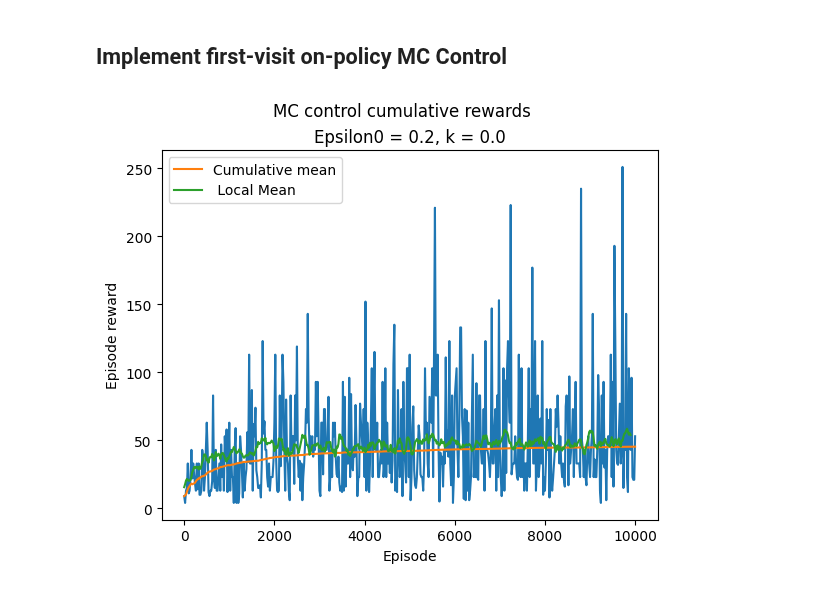
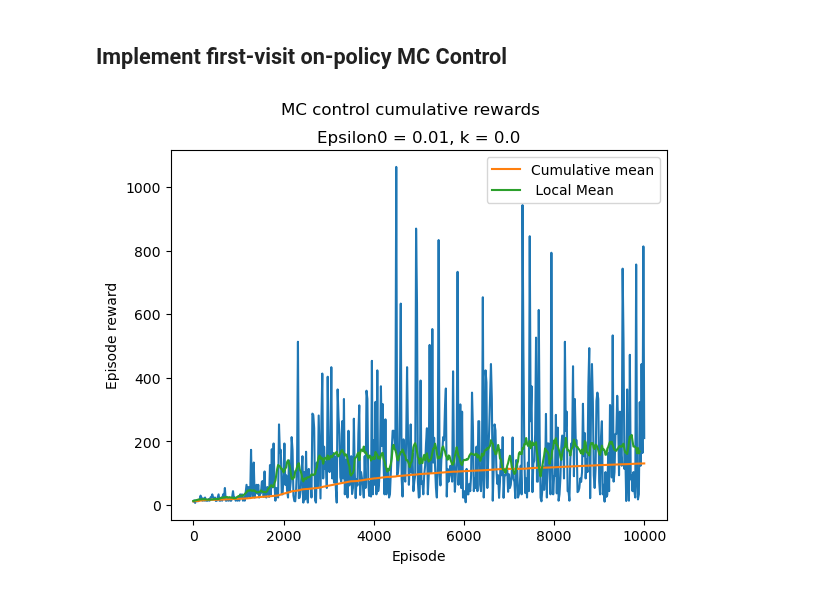
Before and after one commit to SDavenia/RL_Flappy_Bird, a Jupyter notebook: Ufficiale/MC_Control.ipynb, the cells around one changed output. Saved outputs shown, nothing was run; the diff lists cells and outputs as text; code cells hidden in the pictures.

```diff
--- a/Ufficiale/MC_Control.ipynb
+++ b/Ufficiale/MC_Control.ipynb
@@ -61,36 +276,35 @@ class MC_Control:
         """
         # keep track of visited pair (state, action)
         visited_pairs = []
-        remaining_pairs = [(traj_states[t], traj_act[t]) for t in range(len(traj_act))]
 
         # calculates the returns for each step: DISCOUNTed CUMulative SUM.
         ret = self.discount_cumsum(traj_rew, self.gamma)
 
         # given teh current episode, take the last pair (St, At) and go backward
-        for t_step, s in reversed(list(enumerate(traj_states))):
+        for t_step, s in enumerate(traj_states):
             # get the action taken after being in state s
             action = traj_act[t_step]
 
             # build the pair (St, At) = ((x,y), At)
             pair = (s, action)
 
-            remaining_pairs.pop()
 
-            if pair in remaining_pairs:
+            if not (pair in visited_pairs):
                 # print("pair: ", pair)
                 s = pair[0]
                 action = pair[1]
                 # print(s)
 
                 self.returns[s[0]][s[1]][action].append(ret[t_step])
-            else:
-                self.returns[s[0]][s[1]][action].append(ret[t_step])
-                visited_pairs.append((s, action))
+
+                visited_pairs.append(pair)
+
 
         for pair in visited_pairs:
             s = pair[0]
             action = pair[1]
             self.Qvalues[s[0]][s[1]][action] = np.mean(self.returns[s[0]][s[1]][action])
+
 
     def train(self, n_episodes=10000, tstar=None, epsilon_0=0.2, k=0.0):
         # new attributes
@@ -229,10 +443,10 @@ observation_space = (env.observation_space[0].n, env.observation_space[1].n)
 n_episodes = 10000
 # %%
 MC = MC_Control(space_size=observation_space, action_size=2, gamma=1)
-MC.train(n_episodes=n_episodes, epsilon_0=0.2, k=0.0)
+MC.train(n_episodes=n_episodes, epsilon_0=0.01, k=0.0)
 MC.plot_traj(cumulative=True, local=True, save_img=True, save_traj=True)
 # %% [output]
-[figure, old version]
+[figure, new version]
 # %%
 MC = MC_Control(space_size=observation_space, action_size=2, gamma=1)
 MC.train(n_episodes=n_episodes, epsilon_0=0.2, k=0.00005)
```
Also changed, not shown: parts of 5 cells of this notebook, 10 other files.
